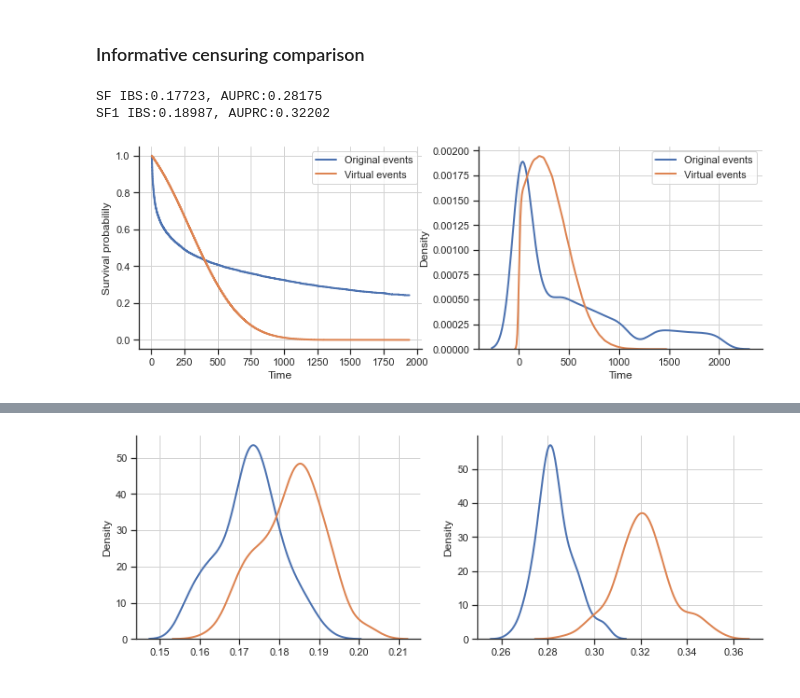
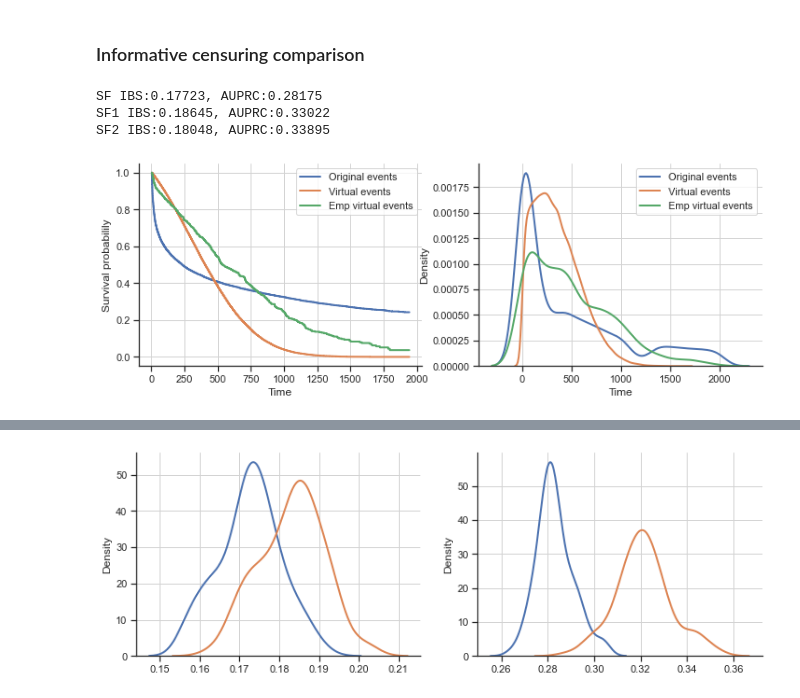
Before and after one commit to iuliivasilev/dev-survivors, a Jupyter notebook: demonstration/Articles/DistributionOfVirtualEvents/TableResults.ipynb, the cells around one changed output, grey strips where cells are left out. Drawn from its saved outputs; the diff is of its cells as text; code cells hidden in the pictures.

Commit message:
Added empirical nonparametric scheme

```diff
--- a/demonstration/Articles/DistributionOfVirtualEvents/TableResults.ipynb
+++ b/demonstration/Articles/DistributionOfVirtualEvents/TableResults.ipynb
@@ -55,10 +55,3 @@ sns.kdeplot(y_HO["time"], label="HO")
 plt.show()
 # %% [output]
 [figure]
-# %%
-import scipy.stats as stats
-
-sns.kdeplot(y_tr["time"])
-for st in [stats.norm, stats.gamma, stats.laplace, stats.laplace_asymmetric, stats.rayleigh]:
-    params = st.fit(df["time"])
-    sns.kdeplot(st.rvs(*params, size=1000000, random_state=42))
@@ -66,0 +64,8 @@ for st in [stats.norm, stats.gamma, stats.laplace, stats.laplace_asymmetric, sta
+# %%
+import scipy.stats as stats
+
+sns.kdeplot(y_tr["time"])
+for st in [stats.norm, stats.gamma, stats.laplace, stats.laplace_asymmetric, stats.rayleigh]:
+    params = st.fit(y_tr["time"])
+    sns.kdeplot(st.rvs(*params, size=100000, random_state=42))
+plt.xlim((0, 4000))
@@ -102,15 +110,17 @@ class KaplanMeierZeroAfterTh(KaplanMeier):
         super().__init__(*args, **kwargs)
 
     def fit(self, durations, right_censor, weights=None):
+#         q1, q2 = np.quantile(durations, [0.05, 0.95])
         params = self.d_type.fit(durations[right_censor == 1])
-        params = list(params)
-        params[1] = params[1] / np.sqrt(1.5)
-        self.durs = self.d_type.rvs(*params, size=1000000, random_state=42)
-        self.events = np.random.choice(right_censor, size=1000000, replace=True)
+#         params = list(params)
+#         params[1] = params[1] / np.sqrt(1.5)
+        self.durs = self.d_type.rvs(*params, size=100000, random_state=42)
+        self.events = np.random.choice(right_censor, size=100000, replace=True)
 #         self.durs = np.hstack([durations.copy(), self.durs])
 #         self.events = np.hstack([right_censor.copy(), self.events])
 
         ind = (self.durs >= durations.min()) & (self.durs <= durations.max())
+#         ind = (self.durs >= q1) & (self.durs <= q2)
         self.events = self.events[ind]
         self.durs = self.durs[ind]
         super().fit(self.durs, self.events)
@@ -121,6 +131,20 @@ class KaplanMeierZeroAfterTh(KaplanMeier):
         sf[times > self.timeline[-1]] = 0
         sf[times <= self.timeline[0]] = 1
         return sf
+
+class KaplanMeierZeroAfterEmp(KaplanMeierZeroAfter):
+    """
+    Nonparametric model with virtual events generated by bootstrap meaning
+    """
+    def __init__(self, n=2, *args, **kwargs):
+        self.n = n
+        super().__init__(*args, **kwargs)
+
+    def fit(self, durations, right_censor, weights=None):
+        self.durs = np.random.choice(durations, size=(self.n, 1000), replace=True).mean(axis=0)
+        self.events = np.random.choice(right_censor, size=1000, replace=True)
+
+        super().fit(self.durs, self.events)
 
 y_ = y
 X_ = X
@@ -129,32 +153,42 @@ km = KaplanMeierZeroAfter()
 km.fit(y_["time"], y_["cens"])
 sf = km.survival_function_at_times(bins_HO)
 
 km1 = KaplanMeierZeroAfterTh(stats.norm)
 km1.fit(y_["time"], y_["cens"])
 sf1 = km1.survival_function_at_times(bins_HO)
 
+km2 = KaplanMeierZeroAfterEmp(2)
+km2.fit(y_["time"], y_["cens"])
+sf2 = km2.survival_function_at_times(bins_HO)
+
 ibs_sf = metr.ibs_remain(y, y_, np.repeat(sf[np.newaxis, :], X_.shape[0], axis=0), bins_HO)
 ibs_sf1 = metr.ibs_remain(y, y_, np.repeat(sf1[np.newaxis, :], X_.shape[0], axis=0), bins_HO)
+ibs_sf2 = metr.ibs_remain(y, y_, np.repeat(sf2[np.newaxis, :], X_.shape[0], axis=0), bins_HO)
 
 auprc_sf = metr.auprc(y, y_, np.repeat(sf[np.newaxis, :], X_.shape[0], axis=0), bins_HO)
 auprc_sf1 = metr.auprc(y, y_, np.repeat(sf1[np.newaxis, :], X_.shape[0], axis=0), bins_HO)
+auprc_sf2 = metr.auprc(y, y_, np.repeat(sf2[np.newaxis, :], X_.shape[0], axis=0), bins_HO)
 
 fig, axes = plt.subplots(1, 2, figsize=(12, 4))
 
 axes[0].step(bins_HO, sf, label="Original events")
 axes[0].step(bins_HO, sf1, label="Virtual events")
+axes[0].step(bins_HO, sf2, label="Emp virtual events")
 axes[0].legend()
 
 sns.kdeplot(km.durs, ax=axes[1], label="Original events")
 sns.kdeplot(km1.durs, ax=axes[1], label="Virtual events")
+sns.kdeplot(km2.durs, ax=axes[1], label="Emp virtual events")
 axes[1].legend()
 
 axes[0].set_xlabel("Time")
 axes[0].set_ylabel("Survival probabilily")
 axes[1].set_xlabel("Time")
 print(f"SF IBS:{ibs_sf:.5f}, AUPRC:{auprc_sf:.5f}")
 print(f"SF1 IBS:{ibs_sf1:.5f}, AUPRC:{auprc_sf1:.5f}")
+print(f"SF2 IBS:{ibs_sf2:.5f}, AUPRC:{auprc_sf2:.5f}")
 # %% [output]
 SF IBS:0.17723, AUPRC:0.28175
-SF1 IBS:0.18987, AUPRC:0.32202
+SF1 IBS:0.18645, AUPRC:0.33022
+SF2 IBS:0.18048, AUPRC:0.33895
-[figure, old version]
+[figure, new version]
```
Also changed, not shown: parts of 14 cells of this notebook.
